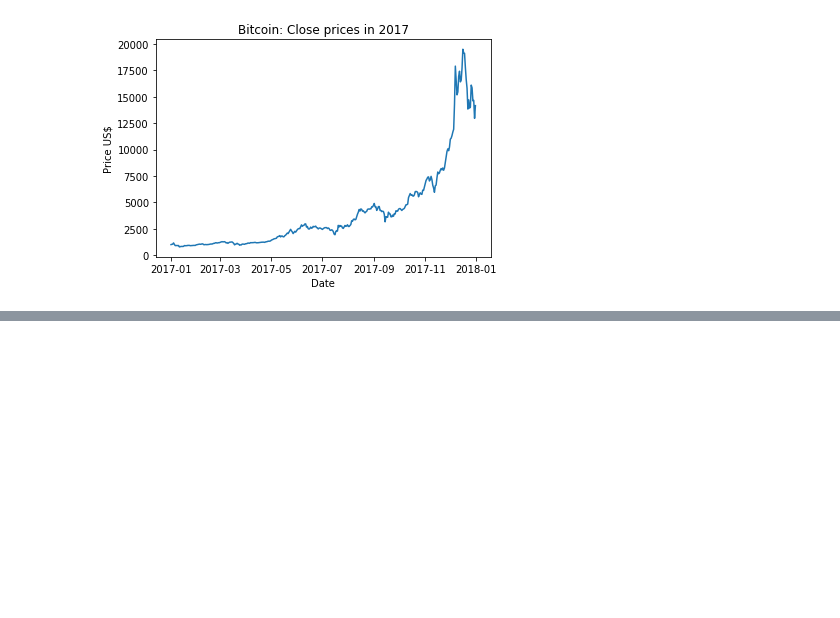
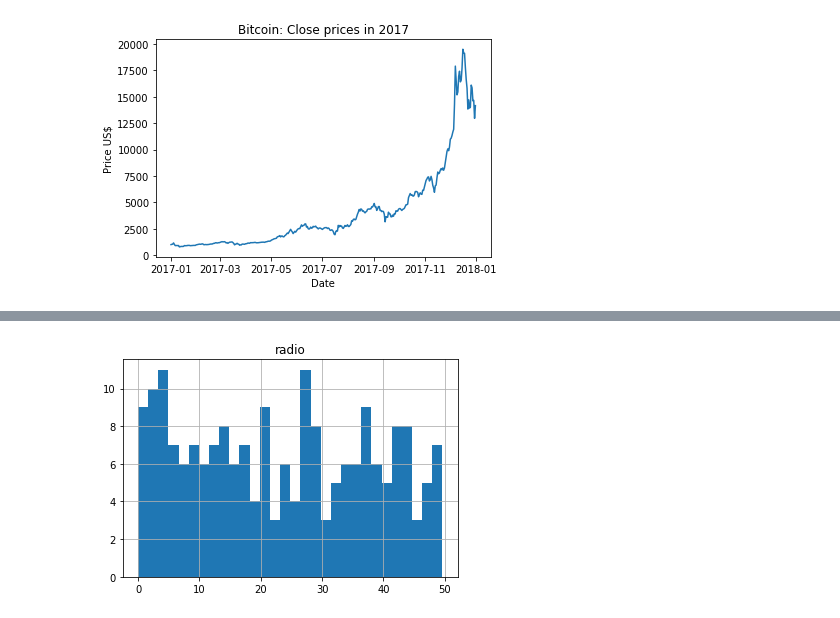
Before and after one commit to angelacpd/Scientific_Python, a Jupyter notebook: UFSC/Ex_1/Ex1_Solution.ipynb, the cells around one changed output, grey strips where cells are left out. Saved outputs shown, nothing was run; the diff lists cells and outputs as text; code cells hidden in the pictures; blank space fills up the shorter version.

```diff
--- a/UFSC/Ex_1/Ex1_Solution.ipynb
+++ b/UFSC/Ex_1/Ex1_Solution.ipynb
@@ -274,0 +316,5 @@ Testes que não funcionaram
+# %%
+# Histograma da coluna 2, "radio"
+df.hist("radio", bins=30);
+# %% [output]
+[figure, added]
```
Also changed, not shown: parts of 12 cells of this notebook.
